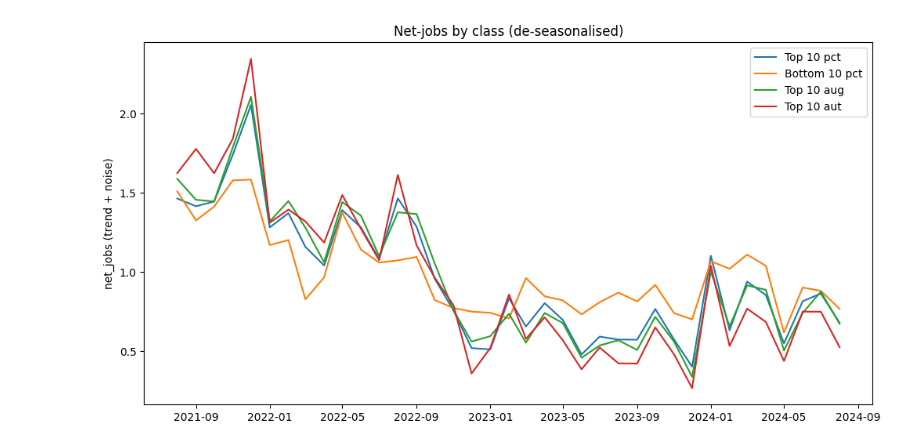
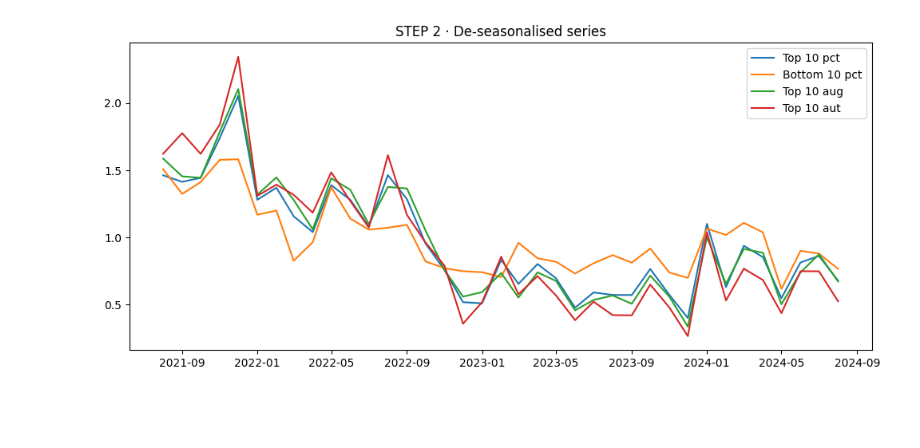
Before and after one commit to vitorgtomaz/caged_onet_anthropic, a Jupyter notebook: analysis.ipynb, the cells around one changed output. Cells and saved outputs as stored; diff of their text form; code cells hidden in the pictures; blank space fills up the shorter version.

```diff
--- a/analysis.ipynb
+++ b/analysis.ipynb
@@ -30,11 +21,12 @@ df[NORM_COL] = df[RAW_COL] / df.groupby("class")[RAW_COL].transform("mean")
 # ────────────────────────────────────────────────────────────────────────
 # 1. BASIC PLOT  ▸  raw (normalised) series
 # ────────────────────────────────────────────────────────────────────────
-plt.figure(figsize=(12, 6))
-for cls in CLASSES:
-    subset = df[df["class"] == cls]
-    plt.plot(subset["date"], subset[NORM_COL], label=cls)
-plt.title("Net-jobs by class (raw)")
-plt.ylabel(NORM_COL)
+df["net_jobs_norm"] = df["net_jobs"] / df.groupby("class")["net_jobs"].transform("mean")
+
+plt.figure(figsize=(12, 5))
+for c in CLASSES:
+    sub = df[df["class"] == c]
+    plt.plot(sub["date"], sub["net_jobs_norm"], label=c)
+plt.title("STEP 1 · Raw (differenced) series – normalised")
 plt.legend(); plt.show()
 # %% [output]
@@ -42,33 +34,26 @@ plt.legend(); plt.show()
 # %%
-# ────────────────────────────────────────────────────────────────────────
-# 2. DE-SEASONALISE  ▸  STL, keep average monthly factor, plot
-# ────────────────────────────────────────────────────────────────────────
-seasonal_lookup = {}
-for cls in CLASSES:
-    mask   = (df["class"] == cls) & df["date"].between(SEASON_T0, SEASON_T1)
-    series = (df.loc[mask, ["date", NORM_COL]]
-                .set_index("date")[NORM_COL]
+# ───── 2. de-seasonalise via STL (monthly means) ────────────────────────
+seasonal = {}
+for c in CLASSES:
+    m = (df["class"] == c) & df["date"].between(SEAS_START, SEAS_END)
+    series = (df.loc[m, ["date", "net_jobs_norm"]]
+                .set_index("date")["net_jobs_norm"]
                 .asfreq("MS").interpolate())
+    stl = STL(series, period=PERIOD).fit()
+    seasonal[c] = (stl.seasonal
+                   .groupby(stl.seasonal.index.month)
+                   .mean())          # 12-value monthly pattern
 
-    stl    = STL(series, period=PERIOD).fit()
-    monthly = (stl.seasonal
-               .groupby(stl.seasonal.index.month)
-               .mean())          # 12-value Series (Jan … Dec)
-    seasonal_lookup[cls] = monthly
+df["seasonal"] = df.apply(lambda r: seasonal[r["class"]].loc[r["date"].month],
+                          axis=1)
+df["deseas"]   = df["net_jobs_norm"] - df["seasonal"]
 
-# add seasonal factor & de-seasonalised column
-df["seasonal"] = df.apply(
-    lambda r: seasonal_lookup[r["class"]].loc[r["date"].month], axis=1
-)
-df["deseas"] = df[NORM_COL] - df["seasonal"]
-
-plt.figure(figsize=(12, 6))
-for cls in CLASSES:
-    subset = df[df["class"] == cls]
-    plt.plot(subset["date"], subset["deseas"], label=cls)
-plt.title("Net-jobs by class (de-seasonalised)")
-plt.ylabel("net_jobs (trend + noise)")
+plt.figure(figsize=(12, 5))
+for c in CLASSES:
+    plt.plot(df.loc[df["class"] == c, "date"],
+             df.loc[df["class"] == c, "deseas"], label=c)
+plt.title("STEP 2 · De-seasonalised series")
 plt.legend(); plt.show()
 # %% [output]
-[figure, old version]
+[figure, new version]
 # %%
```
Also changed, not shown: parts of 7 cells of this notebook, 2 other files.
